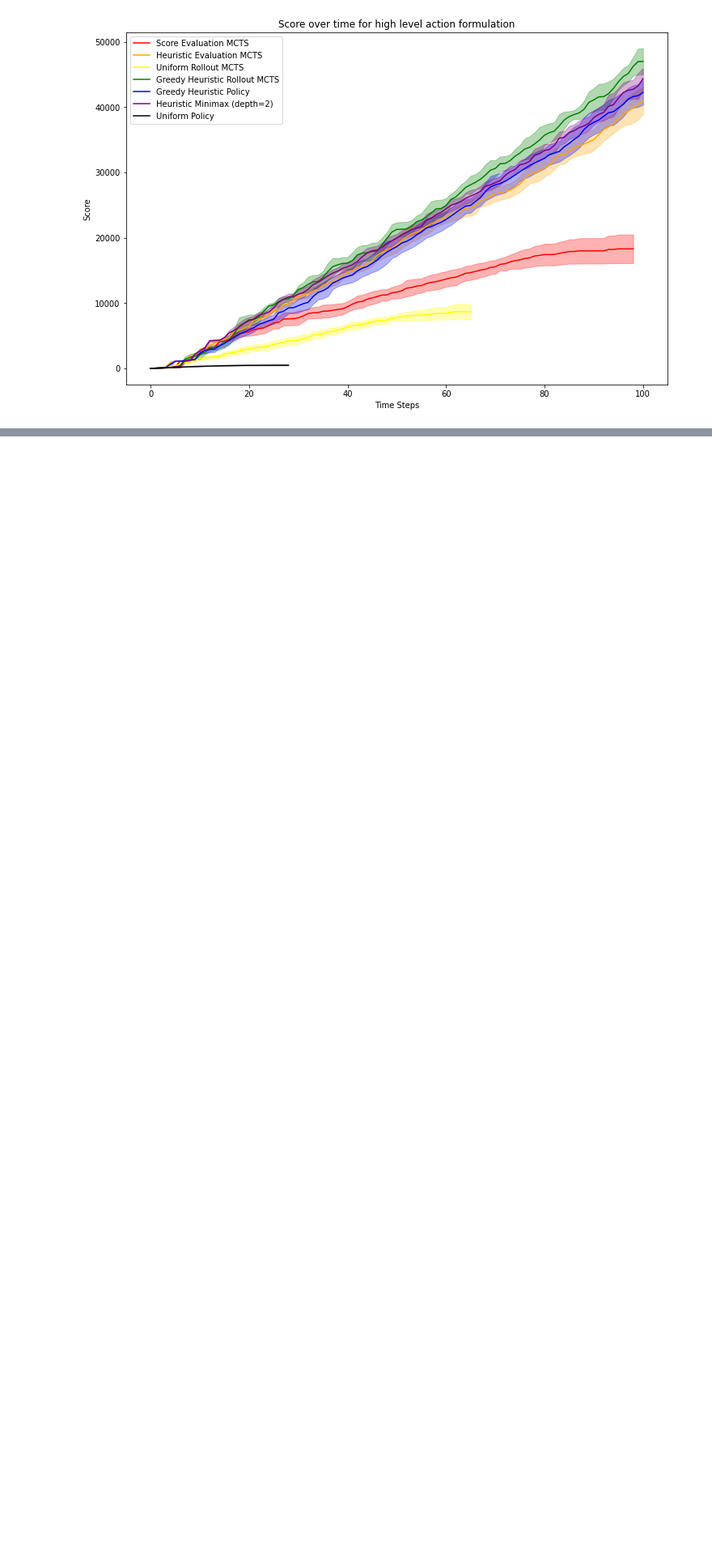
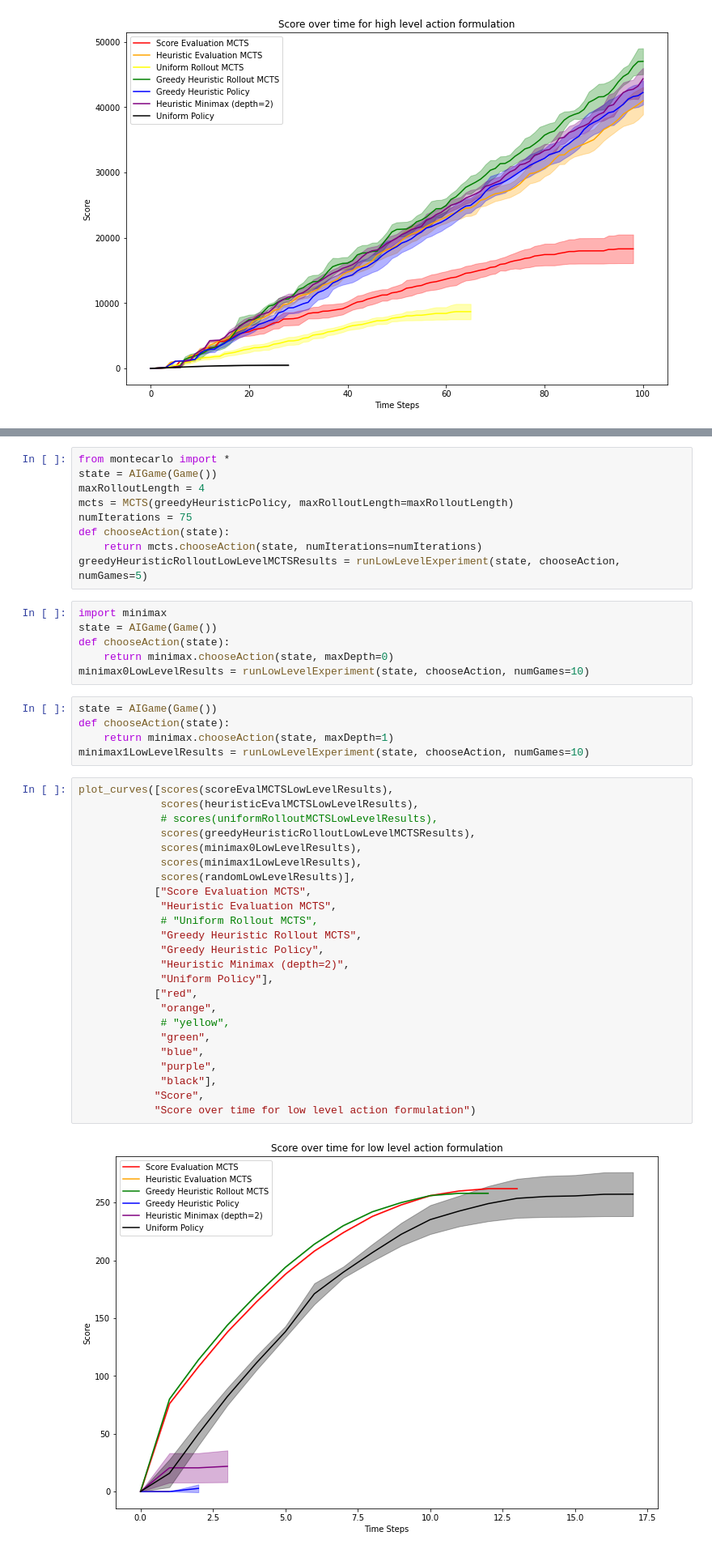
Before and after one commit to quasarbright/TetrisAI, a Jupyter notebook: experiments.ipynb, the cells around one changed output, grey strips where cells are left out. Shown at 81% size. Saved outputs shown, nothing was run; the diff lists cells and outputs as text; blank space fills up the shorter version.

Commit message:
run low-level experiments

```diff
--- a/experiments.ipynb
+++ b/experiments.ipynb
@@ -152,0 +209,46 @@ plot_curves([scores(scoreEvalMCTSResults),
+# %%
+from montecarlo import *
+state = AIGame(Game())
+maxRolloutLength = 4
+mcts = MCTS(greedyHeuristicPolicy, maxRolloutLength=maxRolloutLength)
+numIterations = 75
+def chooseAction(state):
+    return mcts.chooseAction(state, numIterations=numIterations)
+greedyHeuristicRolloutLowLevelMCTSResults = runLowLevelExperiment(state, chooseAction, numGames=5)
+# %%
+import minimax
+state = AIGame(Game())
+def chooseAction(state):
+    return minimax.chooseAction(state, maxDepth=0)
+minimax0LowLevelResults = runLowLevelExperiment(state, chooseAction, numGames=10)
+# %%
+state = AIGame(Game())
+def chooseAction(state):
+    return minimax.chooseAction(state, maxDepth=1)
+minimax1LowLevelResults = runLowLevelExperiment(state, chooseAction, numGames=10)
+# %%
+plot_curves([scores(scoreEvalMCTSLowLevelResults),
+             scores(heuristicEvalMCTSLowLevelResults),
+             # scores(uniformRolloutMCTSLowLevelResults),
+             scores(greedyHeuristicRolloutLowLevelMCTSResults),
+             scores(minimax0LowLevelResults),
+             scores(minimax1LowLevelResults),
+             scores(randomLowLevelResults)],
+            ["Score Evaluation MCTS",
+             "Heuristic Evaluation MCTS",
+             # "Uniform Rollout MCTS",
+             "Greedy Heuristic Rollout MCTS",
+             "Greedy Heuristic Policy",
+             "Heuristic Minimax (depth=2)",
+             "Uniform Policy"],
+            ["red",
+             "orange",
+             # "yellow",
+             "green",
+             "blue",
+             "purple",
+             "black"],
+            "Score",
+            "Score over time for low level action formulation")
+# %% [output]
+[figure, added]
```
Also changed, not shown: parts of 6 cells of this notebook.
